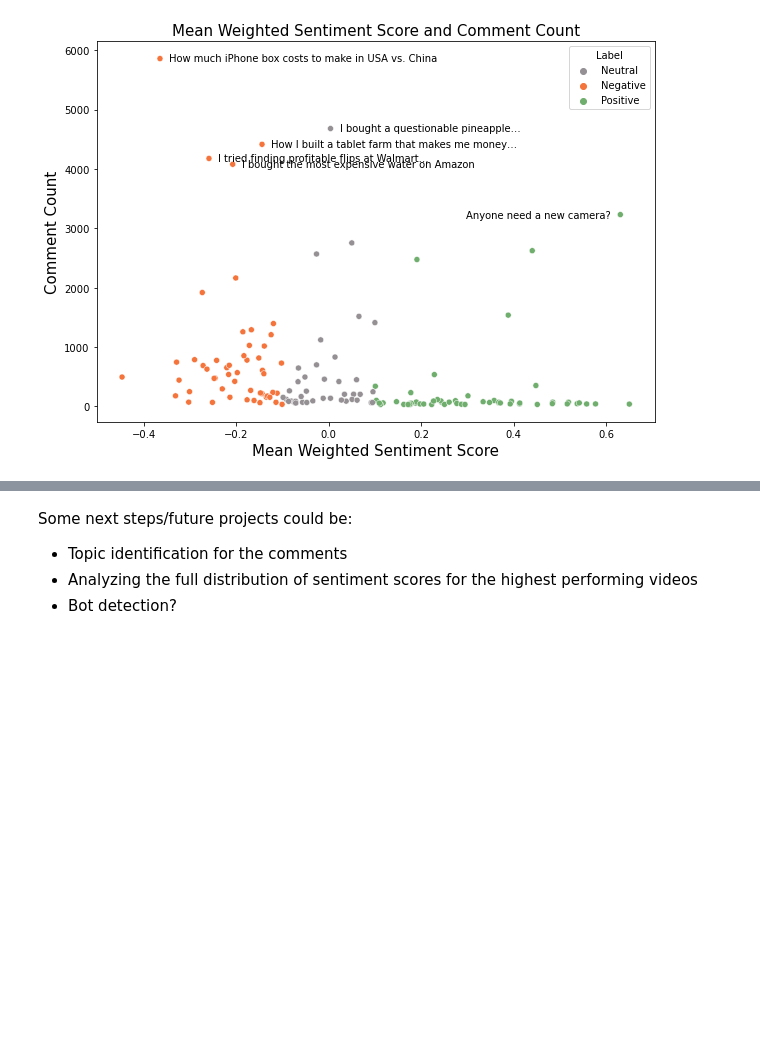
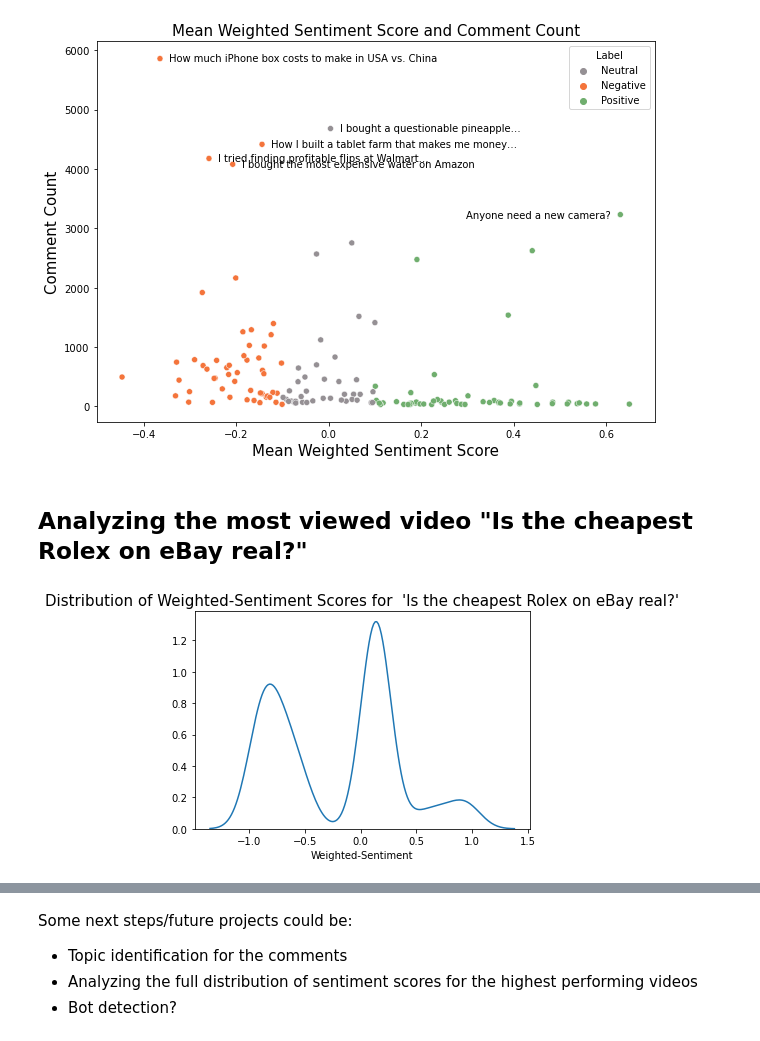
Before and after one commit to salaz055/youtube_comments_project, a Jupyter notebook: youtube_comments_analysis.ipynb, the cells around one changed output, grey strips where cells are left out. Drawn from its saved outputs; the diff is of its cells as text; code cells hidden in the pictures; blank space fills up the shorter version.

Commit message:
Continue Analysis of most viewed video

```diff
--- a/youtube_comments_analysis.ipynb
+++ b/youtube_comments_analysis.ipynb
@@ -647,3 +648,15 @@ for i,row in video_info_with_sentiment.loc[idx].iterrows():
                 );
 # %% [output]
 [figure]
+# %% [markdown]
+## Analyzing the most viewed video "Is the cheapest Rolex on eBay real?"
+# %%
+top_viewed_df = pd.read_csv('data/all_comments_with_sentiment_scores_weighted.csv').drop(['Unnamed: 0.1' ,'Unnamed: 0' ], axis =1)
+top_viewed_df = top_viewed_df[top_viewed_df['Video Id'] == 'auxv8xyea9c']
+# %%
+sns.kdeplot(x = 'weighted_sentiment' , data = top_viewed_df)
+plt.title("Distribution of Weighted-Sentiment Scores for  'Is the cheapest Rolex on eBay real?'" , size = 15)
+plt.xlabel('Weighted-Sentiment')
+plt.ylabel('');
+# %% [output]
+[figure, added]
```
Also changed, not shown: parts of 5 cells of this notebook.
